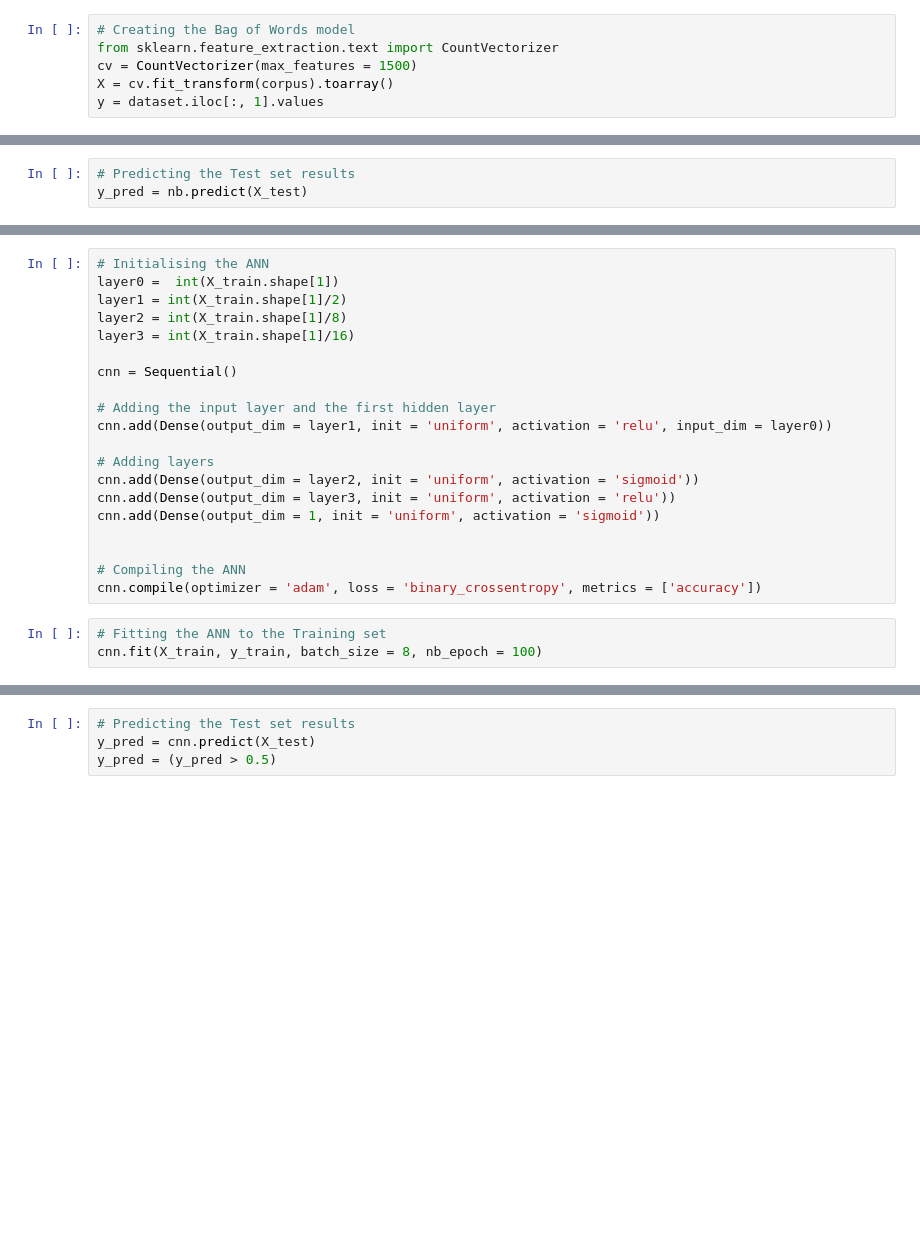
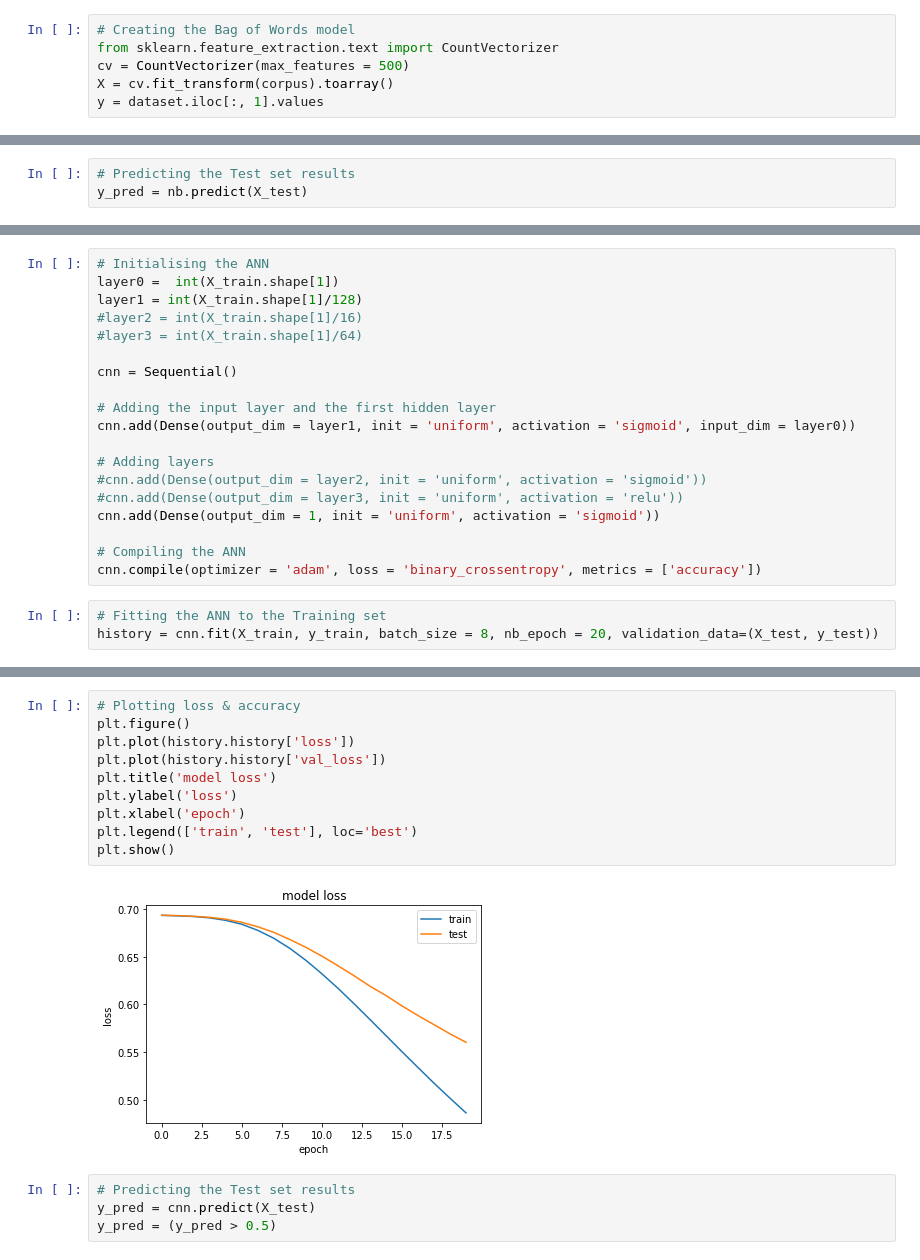
Before and after one commit to katerynakononova/ML, a Jupyter notebook: Python/12 Natural Language Processing.ipynb, the cells around one changed output, grey strips where cells are left out. Drawn from its saved outputs; the diff is of its cells as text; blank space fills up the shorter version.

```diff
--- a/Python/12 Natural Language Processing.ipynb
+++ b/Python/12 Natural Language Processing.ipynb
@@ -31,7 +47,7 @@ for i in range(0, 1000):
 # %%
 # Creating the Bag of Words model
 from sklearn.feature_extraction.text import CountVectorizer
-cv = CountVectorizer(max_features = 1500)
+cv = CountVectorizer(max_features = 500)
 X = cv.fit_transform(corpus).toarray()
 y = dataset.iloc[:, 1].values
 # %%
@@ -67,24 +81,23 @@ Using TensorFlow backend.
 # %%
 # Initialising the ANN
 layer0 =  int(X_train.shape[1])
-layer1 = int(X_train.shape[1]/2)
-layer2 = int(X_train.shape[1]/8)
-layer3 = int(X_train.shape[1]/16)
+layer1 = int(X_train.shape[1]/128)
+#layer2 = int(X_train.shape[1]/16)
+#layer3 = int(X_train.shape[1]/64)
 
 cnn = Sequential()
 
 # Adding the input layer and the first hidden layer
-cnn.add(Dense(output_dim = layer1, init = 'uniform', activation = 'relu', input_dim = layer0))
+cnn.add(Dense(output_dim = layer1, init = 'uniform', activation = 'sigmoid', input_dim = layer0))
 
 # Adding layers
-cnn.add(Dense(output_dim = layer2, init = 'uniform', activation = 'sigmoid'))
-cnn.add(Dense(output_dim = layer3, init = 'uniform', activation = 'relu'))
+#cnn.add(Dense(output_dim = layer2, init = 'uniform', activation = 'sigmoid'))
+#cnn.add(Dense(output_dim = layer3, init = 'uniform', activation = 'relu'))
 cnn.add(Dense(output_dim = 1, init = 'uniform', activation = 'sigmoid'))
-
 
 # Compiling the ANN
 cnn.compile(optimizer = 'adam', loss = 'binary_crossentropy', metrics = ['accuracy'])
 # %%
 # Fitting the ANN to the Training set
-cnn.fit(X_train, y_train, batch_size = 8, nb_epoch = 100)
+history = cnn.fit(X_train, y_train, batch_size = 8, nb_epoch = 20, validation_data=(X_test, y_test))
 # %% [output]
@@ -109,3 +121,15 @@ Epoch 100/100
+# %%
+# Plotting loss & accuracy
+plt.figure()
+plt.plot(history.history['loss'])
+plt.plot(history.history['val_loss'])
+plt.title('model loss')
+plt.ylabel('loss')
+plt.xlabel('epoch')
+plt.legend(['train', 'test'], loc='best')
+plt.show()
+# %% [output]
+[figure, added]
 # %%
 # Predicting the Test set results
 y_pred = cnn.predict(X_test)
```
Also changed, not shown: parts of 7 cells of this notebook, 1 other file.
